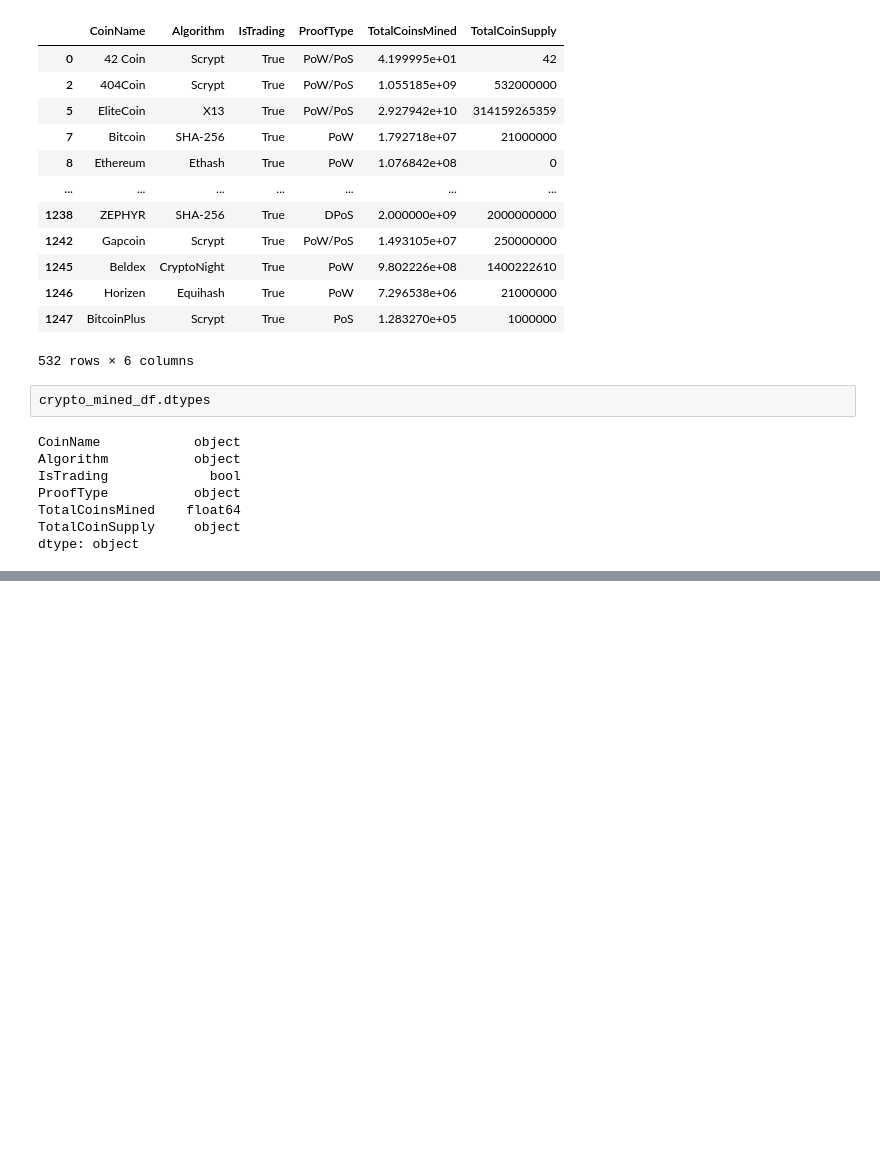
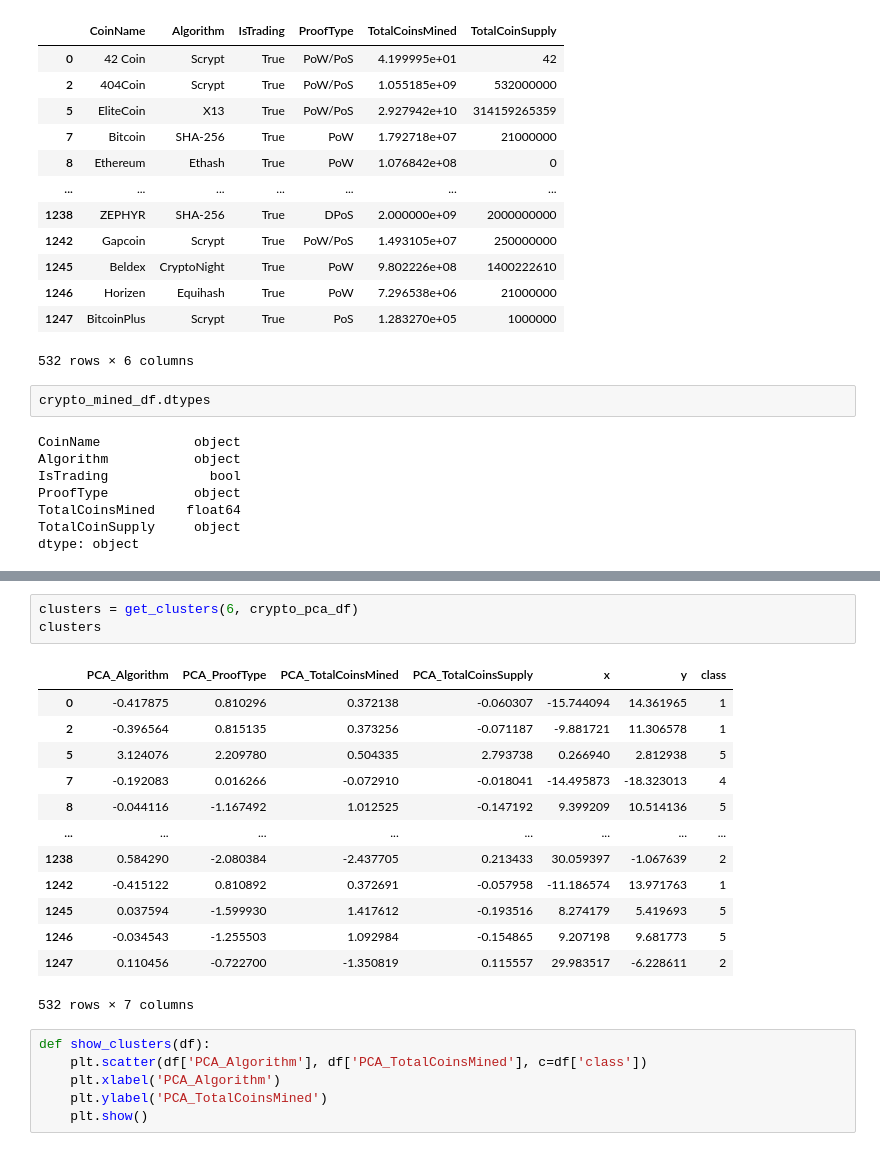
Before and after one commit to sunnyrvd27/Unsupervised_Cryptocurrency_Clusters, a Jupyter notebook: main.ipynb, the cells around one changed output, grey strips where cells are left out. Saved outputs shown, nothing was run; the diff lists cells and outputs as text; blank space fills up the shorter version.

```diff
--- a/main.ipynb
+++ b/main.ipynb
@@ -210,0 +279,23 @@ ValueError: Shape of passed values is (532, 2), indices imply (532, 96)
+# %%
+clusters = get_clusters(6, crypto_pca_df)
+clusters
+# %% [output]
+|  | PCA_Algorithm | PCA_ProofType | PCA_TotalCoinsMined | PCA_TotalCoinsSupply | x | y | class |
+| 0 | -0.417875 | 0.810296 | 0.372138 | -0.060307 | -15.744094 | 14.361965 | 1 |
+| 2 | -0.396564 | 0.815135 | 0.373256 | -0.071187 | -9.881721 | 11.306578 | 1 |
+| 5 | 3.124076 | 2.209780 | 0.504335 | 2.793738 | 0.266940 | 2.812938 | 5 |
+| 7 | -0.192083 | 0.016266 | -0.072910 | -0.018041 | -14.495873 | -18.323013 | 4 |
+| 8 | -0.044116 | -1.167492 | 1.012525 | -0.147192 | 9.399209 | 10.514136 | 5 |
+| ... | ... | ... | ... | ... | ... | ... | ... |
+| 1238 | 0.584290 | -2.080384 | -2.437705 | 0.213433 | 30.059397 | -1.067639 | 2 |
+| 1242 | -0.415122 | 0.810892 | 0.372691 | -0.057958 | -11.186574 | 13.971763 | 1 |
+| 1245 | 0.037594 | -1.599930 | 1.417612 | -0.193516 | 8.274179 | 5.419693 | 5 |
+| 1246 | -0.034543 | -1.255503 | 1.092984 | -0.154865 | 9.207198 | 9.681773 | 5 |
+| 1247 | 0.110456 | -0.722700 | -1.350819 | 0.115557 | 29.983517 | -6.228611 | 2 |
+532 rows × 7 columns
+# %%
+def show_clusters(df):
+    plt.scatter(df['PCA_Algorithm'], df['PCA_TotalCoinsMined'], c=df['class'])
+    plt.xlabel('PCA_Algorithm')
+    plt.ylabel('PCA_TotalCoinsMined')
+    plt.show()
```
Also changed, not shown: parts of 33 cells of this notebook, 8 other files.
